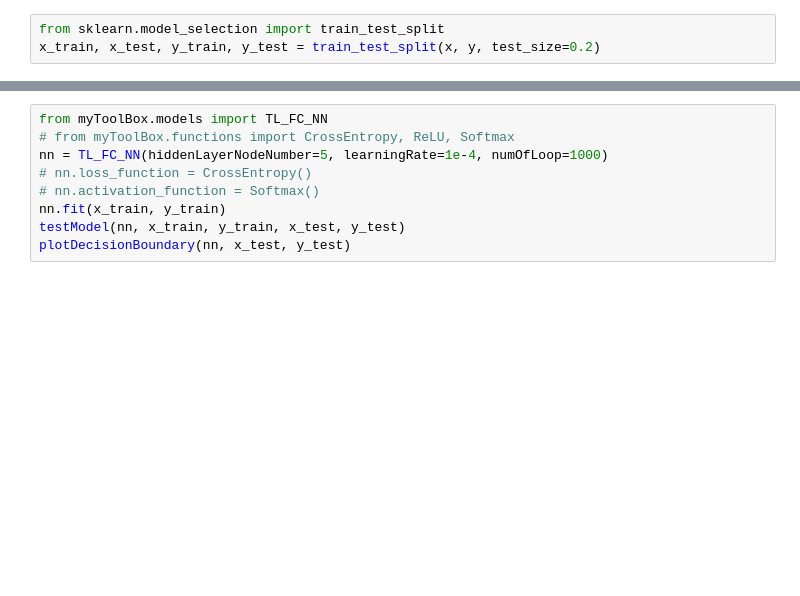
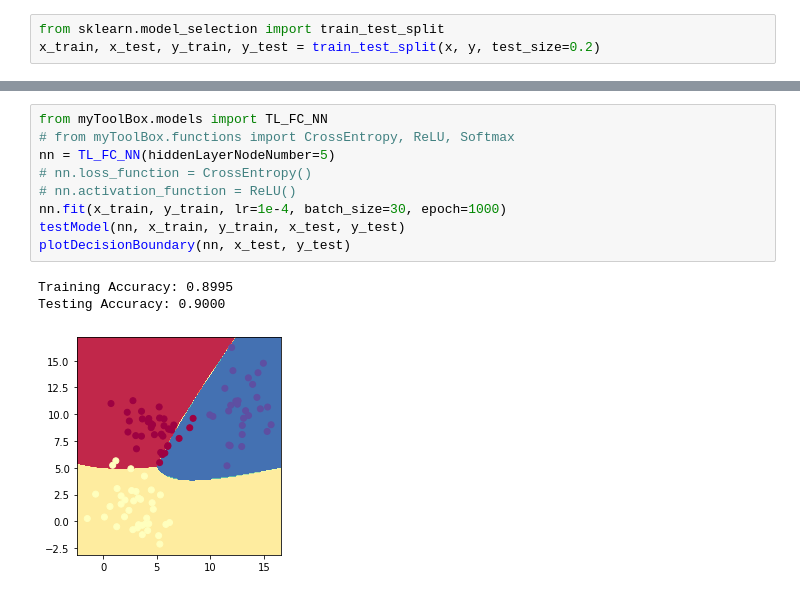
Before and after one commit to Jamison-Chen/DataScience, a Jupyter notebook: main.ipynb, the cells around one changed output, grey strips where cells are left out. Cells and saved outputs as stored; diff of their text form; blank space fills up the shorter version.

Commit message:
implement mini batch on tlfcnn

```diff
--- a/main.ipynb
+++ b/main.ipynb
@@ -49,11 +79,15 @@ plotLoss(logRe)
 # %%
 from myToolBox.models import TL_FC_NN
 # from myToolBox.functions import CrossEntropy, ReLU, Softmax
-nn = TL_FC_NN(hiddenLayerNodeNumber=5, learningRate=1e-4, numOfLoop=1000)
+nn = TL_FC_NN(hiddenLayerNodeNumber=5)
 # nn.loss_function = CrossEntropy()
-# nn.activation_function = Softmax()
-nn.fit(x_train, y_train)
+# nn.activation_function = ReLU()
+nn.fit(x_train, y_train, lr=1e-4, batch_size=30, epoch=1000)
 testModel(nn, x_train, y_train, x_test, y_test)
 plotDecisionBoundary(nn, x_test, y_test)
+# %% [output]
+Training Accuracy: 0.8995
+Testing Accuracy: 0.9000
+[figure, added]
 # %%
 plotLoss(nn)
```
Also changed, not shown: parts of 13 cells of this notebook, 2 other files.
